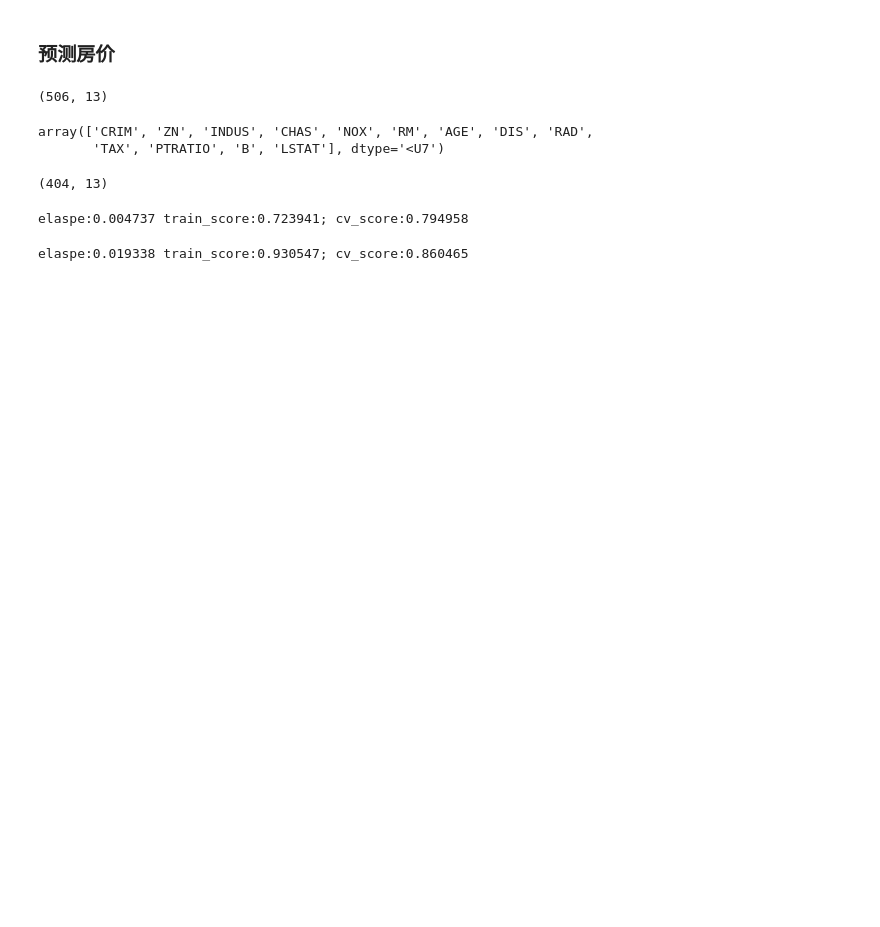
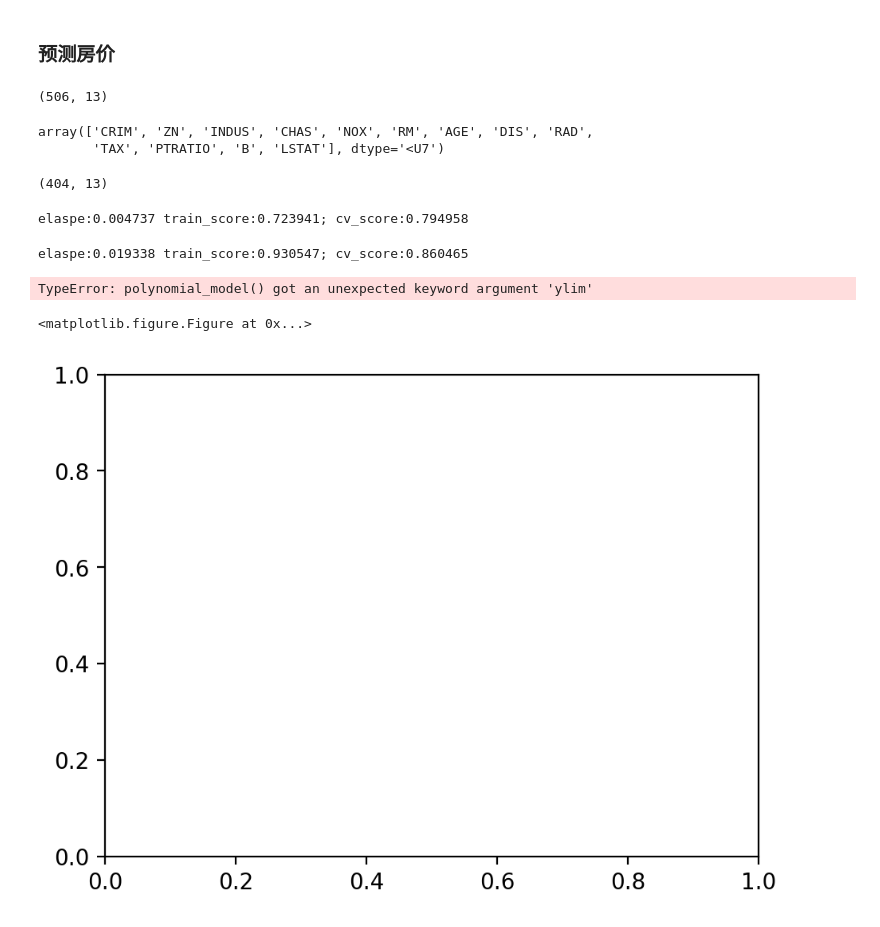
Before and after one commit to 499244188/Skl, a Jupyter notebook: 第五章 线性回归.ipynb, the cells around one changed output. Cells and saved outputs as stored; diff of their text form; code cells hidden in the pictures; blank space fills up the shorter version.

```diff
--- a/第五章 线性回归.ipynb
+++ b/第五章 线性回归.ipynb
@@ -122,3 +122,18 @@ print('elaspe:{0:.6f} train_score:{1:.6f}; cv_score:{2:.6f}'.format\
 elaspe:0.019338 train_score:0.930547; cv_score:0.860465
 # %%
 from sklearn.model_selection import ShuffleSplit
+# %%
+cv = ShuffleSplit(n_splits=10,test_size=0.2,random_state=0)
+plt.figure(figsize=(18,4),dpi=200)
+title = "Learning Curves (degrree={0})"
+degrees = [1,2,3]
+
+plt.figure(figsize=(18,4),dpi=200)
+for i in range(len(degrees)):
+    plt.subplot(1,3,i+1)
+    plot_learning_curve(plt,polynomial_model(degrees[i],
+                                            title.format(degrees[i]),X,y,ylim=(0.01,1.01),cv=cv))
+# %% [output]
+TypeError: polynomial_model() got an unexpected keyword argument 'ylim'
+<matplotlib.figure.Figure at 0x...>
+[figure, added]
```
Also changed, not shown: parts of 1 cell of this notebook, 3 other files.
